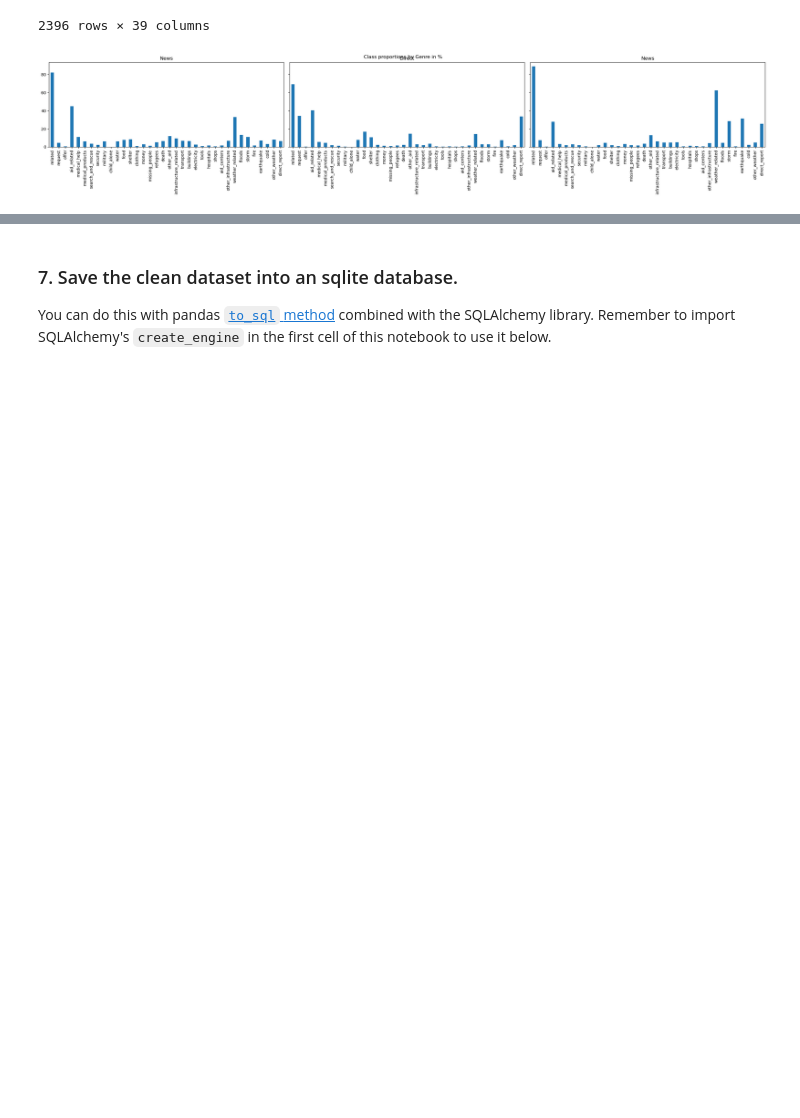
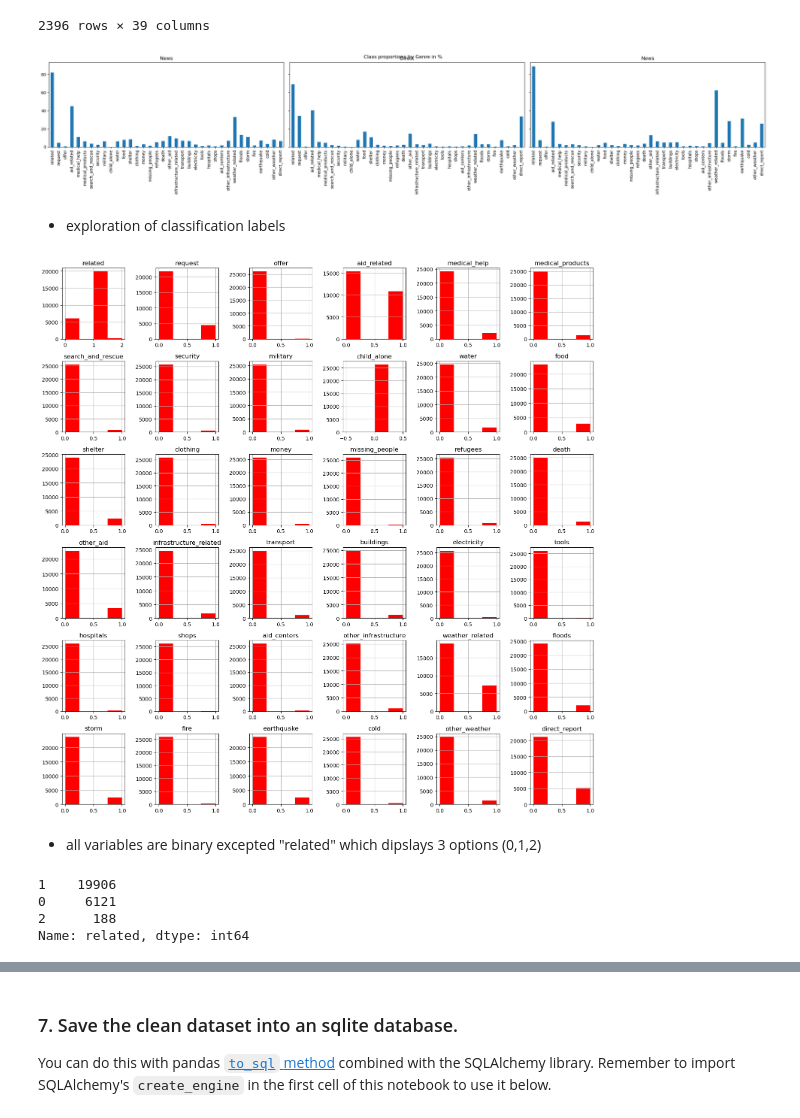
Before and after one commit to LaurentVeyssier/Disaster_Response_Pipeline, a Jupyter notebook: ETL Pipeline Preparation.ipynb, the cells around one changed output, grey strips where cells are left out. Drawn from its saved outputs; the diff is of its cells as text; code cells hidden in the pictures; blank space fills up the shorter version.

```diff
--- a/ETL Pipeline Preparation.ipynb
+++ b/ETL Pipeline Preparation.ipynb
@@ -342,3 +342,20 @@ plt.suptitle('Class proportions by Genre in %')
 plt.tight_layout()
 # %% [output]
 [figure]
+# %% [markdown]
+- exploration of classification labels
+# %%
+df[category_colnames].hist(bins=4, layout=(6,6), color='r', figsize=(15,15))
+plt.tight_layout()
+plt.show()
+# %% [output]
+[figure, added]
+# %% [markdown]
+- all variables are binary excepted "related" which dipslays 3 options (0,1,2)
+# %%
+df.related.value_counts()
+# %% [output]
+1    19906
+0     6121
+2      188
+Name: related, dtype: int64
```
Also changed, not shown: parts of 5 cells of this notebook, 7 other files.
